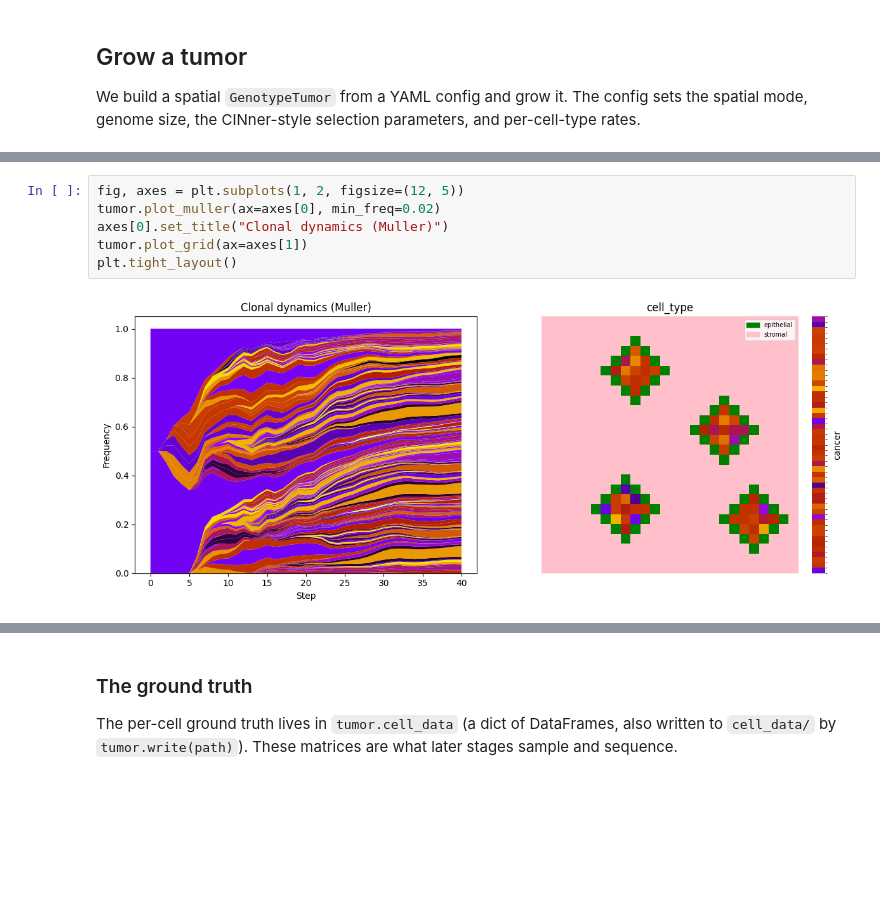
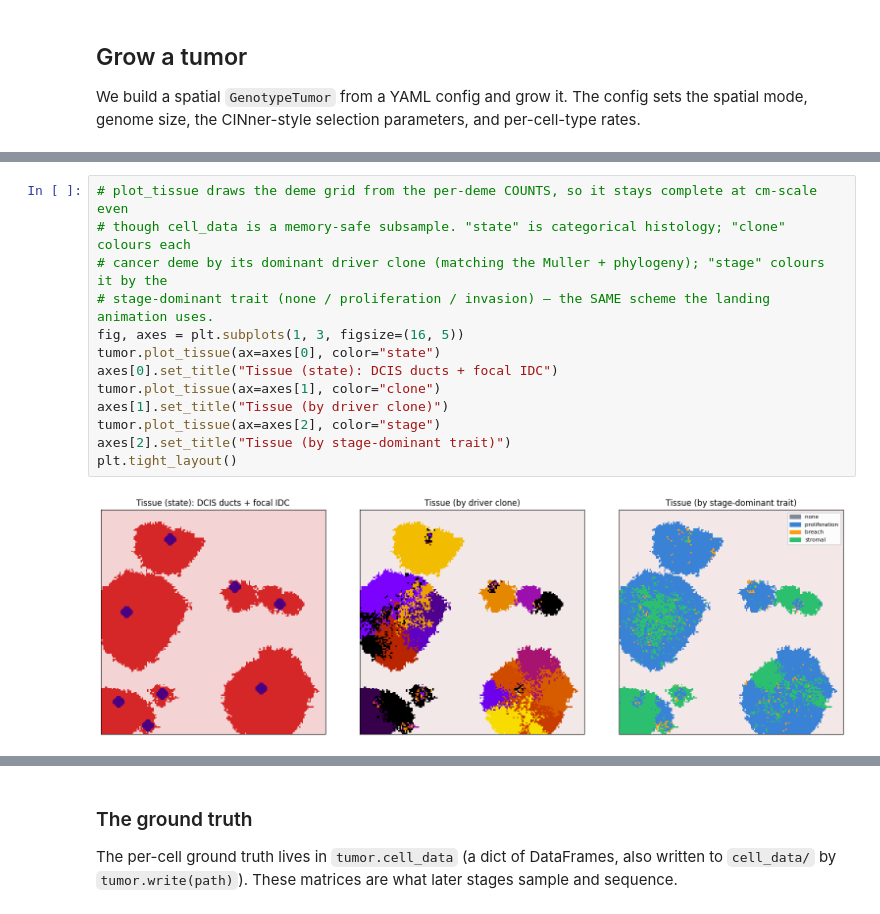
Before and after one commit to pedrofale/iscc, a Jupyter notebook: notebooks/01_pipeline_walkthrough.ipynb, the cells around one changed output, grey strips where cells are left out. Cells and saved outputs as stored; diff of their text form; blank space fills up the shorter version.

```diff
--- a/notebooks/01_pipeline_walkthrough.ipynb
+++ b/notebooks/01_pipeline_walkthrough.ipynb
@@ -42,8 +75,15 @@ The Muller plot shows clonal dynamics over time; the grid shows where clones and
 # %%
-fig, axes = plt.subplots(1, 2, figsize=(12, 5))
-tumor.plot_muller(ax=axes[0], min_freq=0.02)
-axes[0].set_title("Clonal dynamics (Muller)")
-tumor.plot_grid(ax=axes[1])
+# plot_tissue draws the deme grid from the per-deme COUNTS, so it stays complete at cm-scale even
+# though cell_data is a memory-safe subsample. "state" is categorical histology; "clone" colours each
+# cancer deme by its dominant driver clone (matching the Muller + phylogeny); "stage" colours it by the
+# stage-dominant trait (none / proliferation / invasion) — the SAME scheme the landing animation uses.
+fig, axes = plt.subplots(1, 3, figsize=(16, 5))
+tumor.plot_tissue(ax=axes[0], color="state")
+axes[0].set_title("Tissue (state): DCIS ducts + focal IDC")
+tumor.plot_tissue(ax=axes[1], color="clone")
+axes[1].set_title("Tissue (by driver clone)")
+tumor.plot_tissue(ax=axes[2], color="stage")
+axes[2].set_title("Tissue (by stage-dominant trait)")
 plt.tight_layout()
 # %% [output]
-[figure, old version]
+[figure, new version]
```
Also changed, not shown: parts of 13 cells of this notebook, 31 other files.
